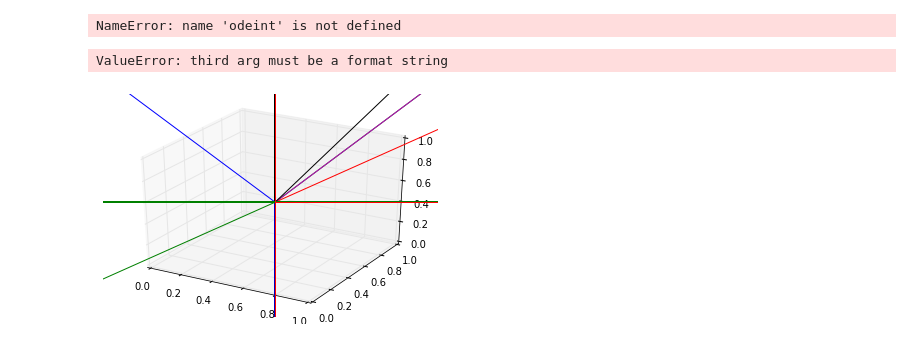
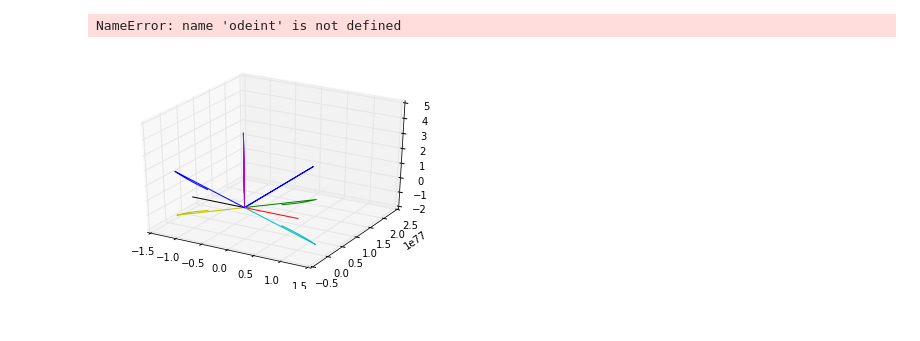
Before and after one commit to pitt1321/B-Field-Charge-Configurations-, a Jupyter notebook: Final Project (Grant, Nick, Robert) .ipynb, the cells around one changed output. Saved outputs shown, nothing was run; the diff lists cells and outputs as text; code cells hidden in the pictures.

Commit message:
plot works but, physically speaking, is completely innacturate and need to be fixed in that regard

```diff
--- a/Final Project (Grant, Nick, Robert) .ipynb
+++ b/Final Project (Grant, Nick, Robert) .ipynb
@@ -502,18 +502,18 @@ Ring = odeint(RING_UNI, p0, t, args = (B,))
 # %%
 %matplotlib inline
 import matplotlib.pyplot as plt
 from mpl_toolkits.mplot3d import Axes3D
 fig = plt.figure()
 ax = fig.gca(projection='3d')
-ax.plot(Ring[:,0], Ring[:,1], Ring[:,2], Ring[:,6], Ring[:,7], Ring[:,8],
-        Ring[:,12], Ring[:,13], Ring[:,14], Ring[:,18], Ring[:,19], Ring[:,20],
-        Ring[:,24], Ring[:,25], Ring[:,26], Ring[:,30], Ring[:,31], Ring[:,32],
-        Ring[:,36], Ring[:,37], Ring[:,38], Ring[:,42], Ring[:,43], Ring[:,44])
-ax.set_xlabel('x')
-ax.set_ylabel('y')
-ax.set_zlabel('z')
+ax.plot(Ring[:,0], Ring[:,1], Ring[:,2])
+ax.plot(Ring[:,6], Ring[:,7], Ring[:,8])
+ax.plot(Ring[:,12], Ring[:,13], Ring[:,14])
+ax.plot(Ring[:,18], Ring[:,19], Ring[:,20])
+ax.plot(Ring[:,24], Ring[:,25], Ring[:,26])
+ax.plot(Ring[:,30], Ring[:,31], Ring[:,32])
+ax.plot(Ring[:,36], Ring[:,37], Ring[:,38])
+ax.plot(Ring[:,42], Ring[:,43], Ring[:,44])
 plt.show()
 # %% [output]
-ValueError: third arg must be a format string
-[figure, old version]
+[figure, new version]
 # %%
```
Also changed, not shown: parts of 2 cells of this notebook.
